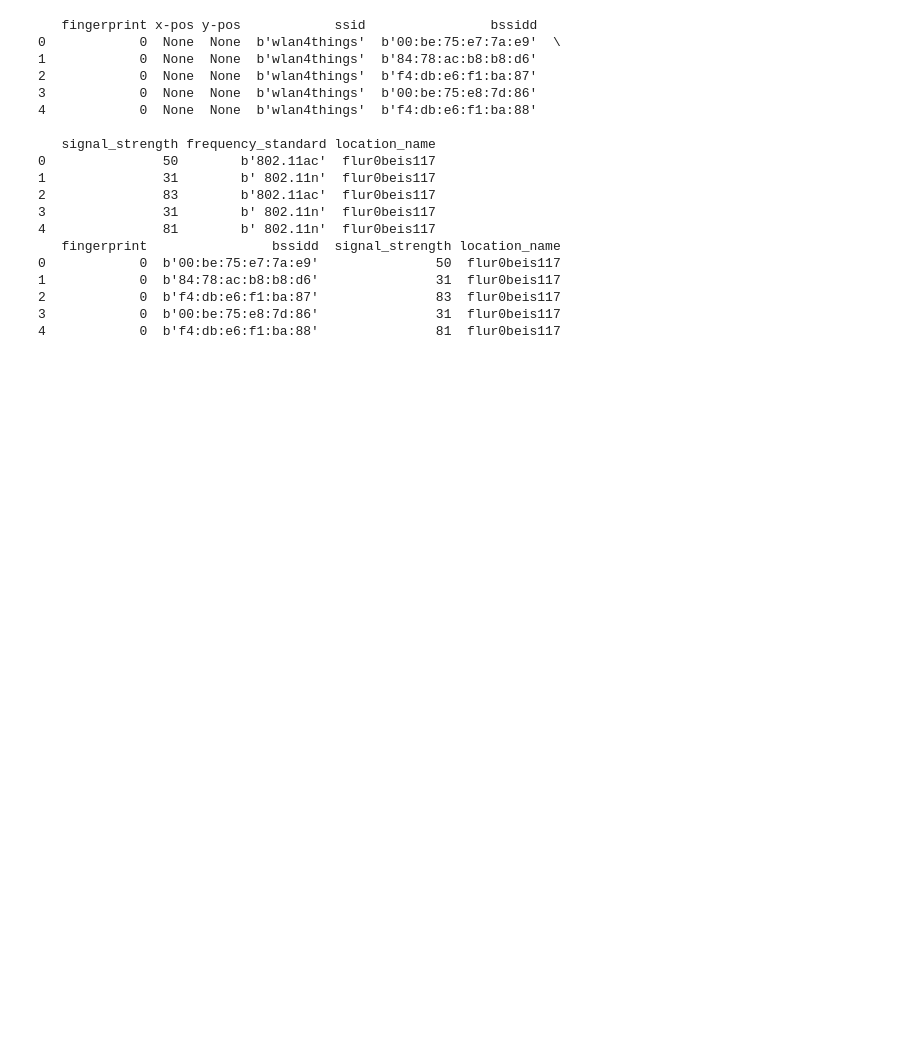
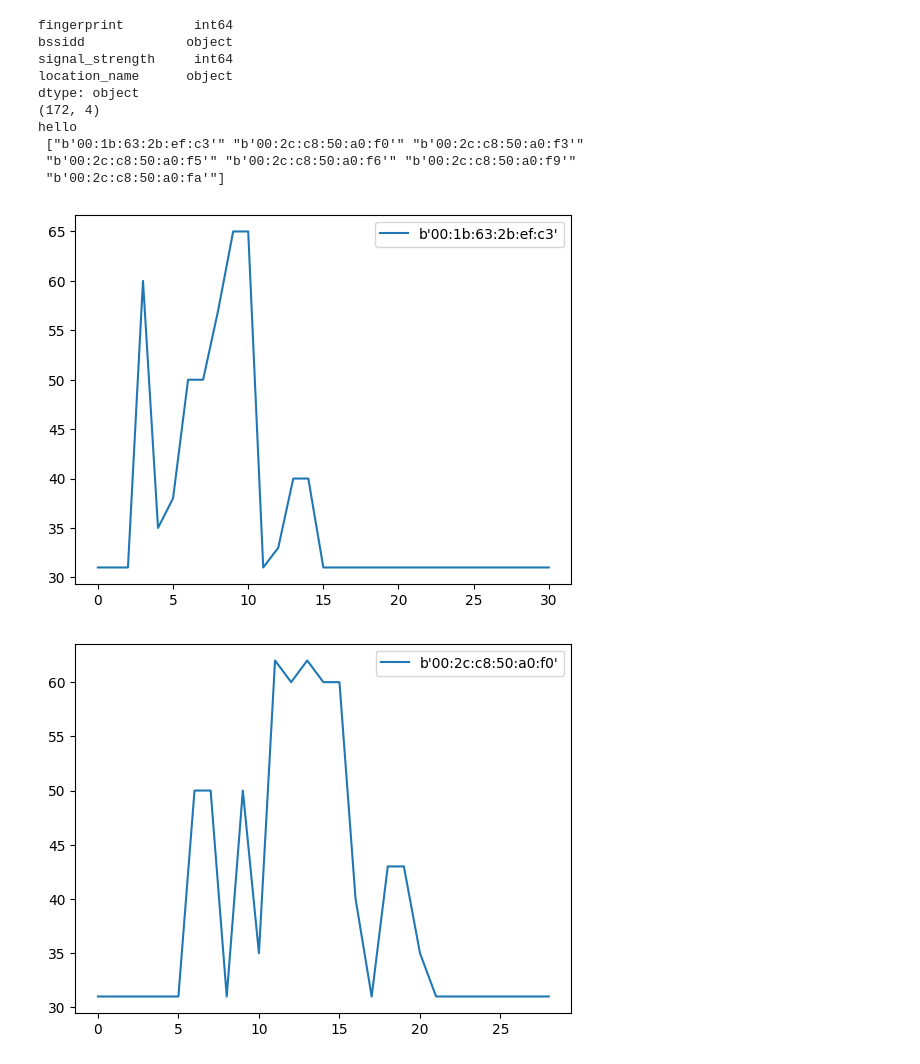
Before and after one commit to MironBodewes/WLAN-fingerprinting, a Jupyter notebook: knn_analysis.ipynb, the cells around one changed output. Drawn from its saved outputs; the diff is of its cells as text; code cells hidden in the pictures; blank space fills up the shorter version.

```diff
--- a/knn_analysis.ipynb
+++ b/knn_analysis.ipynb
@@ -1,43 +1,62 @@
 # %%
 import numpy as np
 import pandas as pd
 import matplotlib.pyplot as plt
 config_df = pd.read_csv("data/config.csv")
 # fingerprint_count formerly fingerprint_number is the count of
 amount_of_fingerprints = config_df.loc[:, 'fingerprint_id'][0]
 # fingerprints. fingerprint_id should be the individual id of a fingerprint
 
 ACCESSPOINTS_PATH="data/accesspoints.pkl"
 df:pd.DataFrame = pd.read_pickle(ACCESSPOINTS_PATH)
-print(df.head())
+# df=df.iloc[10382:,:]
+# df.to_pickle(ACCESSPOINTS_PATH)
+# print(df.head())
 plt.show()
 df.drop(columns=["x-pos","y-pos","ssid","frequency_standard"],inplace=True)
-print(df.head())
+
 
 #old format:
 # id fingerprint                bssidd  signal_strength location_name
 # 0            0  b'00:be:75:e7:7a:e9'               50  flur0beis117
 
 #new format:
 # id location_name                 bssidd  signal_strength
 # 0  flur0beis117    b'00:be:75:e7:7a:e9'               50
+# print(df.shape)
+# df=df.loc[df["location_name"]=="flur0beis117"]
+# df=df.iloc[10382:,:]
+# print(df.head())
+df=df.loc[df["bssidd"]<="b'00:2d:c8:50:a0:f3'"]
+print(df.dtypes)
+print(df.shape)
+# plt.scatter(range(len(df)),df.loc["bssidd"])
+# df.loc["signal_strength"]
+# df=df.loc[df["fingerprint"]==0]
+# print(df.head(5))
+values=df.loc[:,"bssidd"].values
+uniques=np.unique(values)
+print("hello\n",uniques)
+for bssid in uniques:
+    df2=df[df['bssidd']==bssid]
+    signal_strenths=df2.loc[:,"signal_strength"].values
+    locations=df2.loc[:,"location_name"].values
+
+    # print(df.loc[:,"signal_strength"].values)
+    # print(type(df.loc[:,"signal_strength"]))
+    plt.plot(range(len(locations)),signal_strenths,label=bssid)
+    plt.legend()
+    plt.show()
 # %% [output]
-   fingerprint x-pos y-pos            ssid                bssidd
-0            0  None  None  b'wlan4things'  b'00:be:75:e7:7a:e9'  \
-1            0  None  None  b'wlan4things'  b'84:78:ac:b8:b8:d6'
-2            0  None  None  b'wlan4things'  b'f4:db:e6:f1:ba:87'
-3            0  None  None  b'wlan4things'  b'00:be:75:e8:7d:86'
-4            0  None  None  b'wlan4things'  b'f4:db:e6:f1:ba:88'
-
-   signal_strength frequency_standard location_name
-0               50        b'802.11ac'  flur0beis117
-1               31        b' 802.11n'  flur0beis117
-2               83        b'802.11ac'  flur0beis117
-3               31        b' 802.11n'  flur0beis117
-4               81        b' 802.11n'  flur0beis117
-   fingerprint                bssidd  signal_strength location_name
-0            0  b'00:be:75:e7:7a:e9'               50  flur0beis117
-1            0  b'84:78:ac:b8:b8:d6'               31  flur0beis117
-2            0  b'f4:db:e6:f1:ba:87'               83  flur0beis117
-3            0  b'00:be:75:e8:7d:86'               31  flur0beis117
-4            0  b'f4:db:e6:f1:ba:88'               81  flur0beis117
+fingerprint         int64
+bssidd             object
+signal_strength     int64
+location_name      object
+dtype: object
+(172, 4)
+hello
+ ["b'00:1b:63:2b:ef:c3'" "b'00:2c:c8:50:a0:f0'" "b'00:2c:c8:50:a0:f3'"
+ "b'00:2c:c8:50:a0:f5'" "b'00:2c:c8:50:a0:f6'" "b'00:2c:c8:50:a0:f9'"
+ "b'00:2c:c8:50:a0:fa'"]
+[figure, added]
+[figure, added]
```
Also changed, not shown: parts of 1 cell of this notebook, 7 other files.
